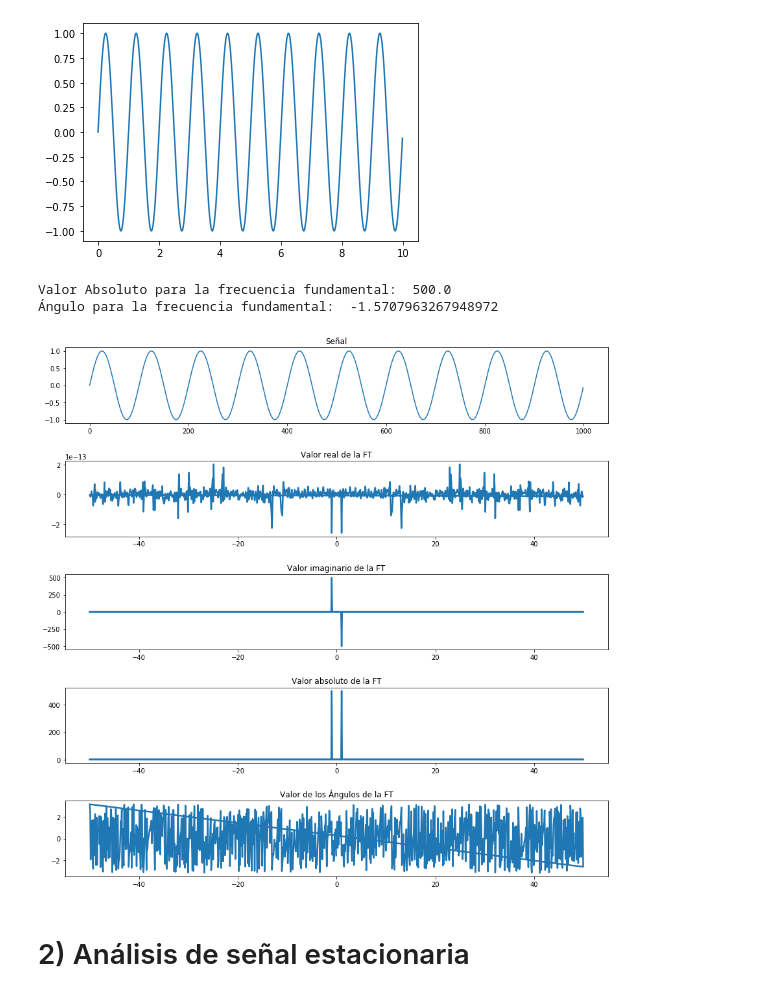
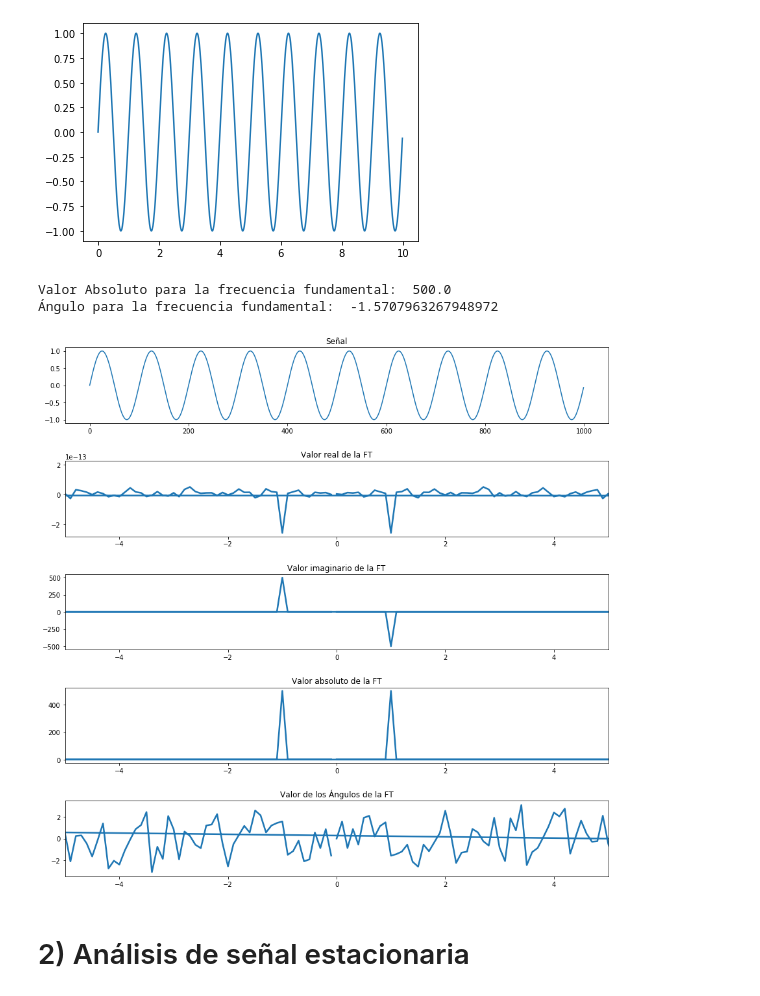
Before and after one commit to enzomarin/actividad1SisLin, a Jupyter notebook: info183_actividad_1.ipynb, the cells around one changed output. Drawn from its saved outputs; the diff is of its cells as text; code cells hidden in the pictures.

```diff
--- a/info183_actividad_1.ipynb
+++ b/info183_actividad_1.ipynb
@@ -114,36 +117,40 @@ axes[0].set_title("Señal")
 
 axes[1].plot(fftpack.fftfreq(d=0.01, n=len(t)), np.real(fftpack.fft(señal2)), linewidth=2.5);
 axes[1].set_title("Valor real de la FT")
+axes[1].set_xlim([-5, 5])
 axes[2].plot(fftpack.fftfreq(d=0.01,n=len(t)), np.imag(fftpack.fft(señal2)), linewidth=2.5);
 axes[2].set_title("Valor imaginario de la FT")
+axes[2].set_xlim([-5, 5])
 axes[3].plot(fftpack.fftfreq(d=0.01,n=len(t)), np.abs(fftpack.fft(señal2)), linewidth=2.5);
 axes[3].set_title("Valor absoluto de la FT")
+axes[3].set_xlim([-5, 5])
 axes[4].plot(fftpack.fftfreq(d=0.01,n=len(t)), np.angle(fftpack.fft(señal2)), linewidth=2.5);
 axes[4].set_title("Valor de los Ángulos de la FT")
+axes[4].set_xlim([-5, 5])
 
 
 #Para frecuencia de 1hz
 
 valueforfreq = 0.0
 indice = 0;
 value = fftpack.fftfreq(d=0.01,n=len(t))
 absolutos = np.abs(fftpack.fft(señal2))
 angulos = np.angle(fftpack.fft(señal2))
 for i in range(0, len(value)):
     #print(value[i])
     if value[i] == 1.0:
         valueforfreq = value[i]
         indice = i;
 
 #print(valueforfreq, indice);
 print("Valor Absoluto para la frecuencia fundamental: ", absolutos[indice])
-print("Ángulo para la frecuencia fundamental: ", angulos[indice])
+print("Ángulo para la frecuencia fundamental: ", angulos[indice] ," rads")
 #print(absolutos)
 #print(angulos)
 # %% [output]
 Valor Absoluto para la frecuencia fundamental:  500.0
 Ángulo para la frecuencia fundamental:  -1.5707963267948972
-[figure, old version]
+[figure, new version]
 # %% [markdown]
 # 2) Análisis de señal estacionaria
 # %% [markdown]
```
Also changed, not shown: parts of 2 cells of this notebook.
